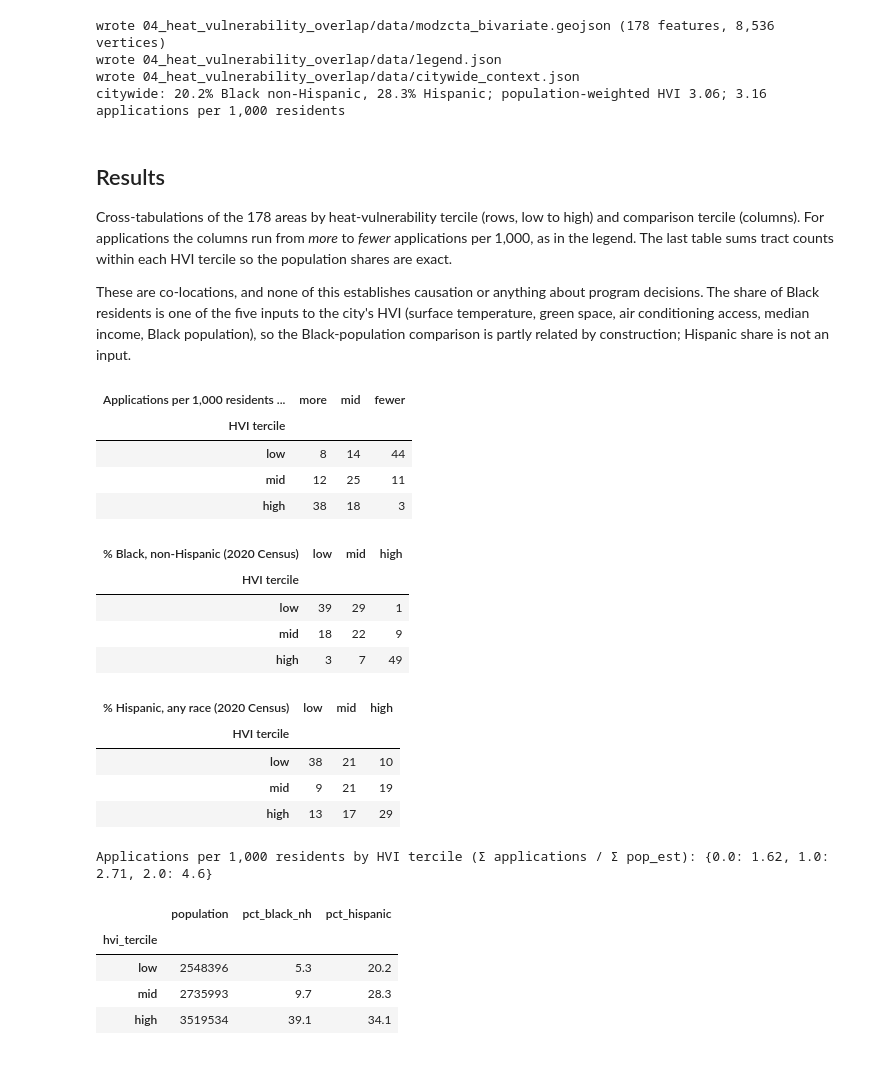
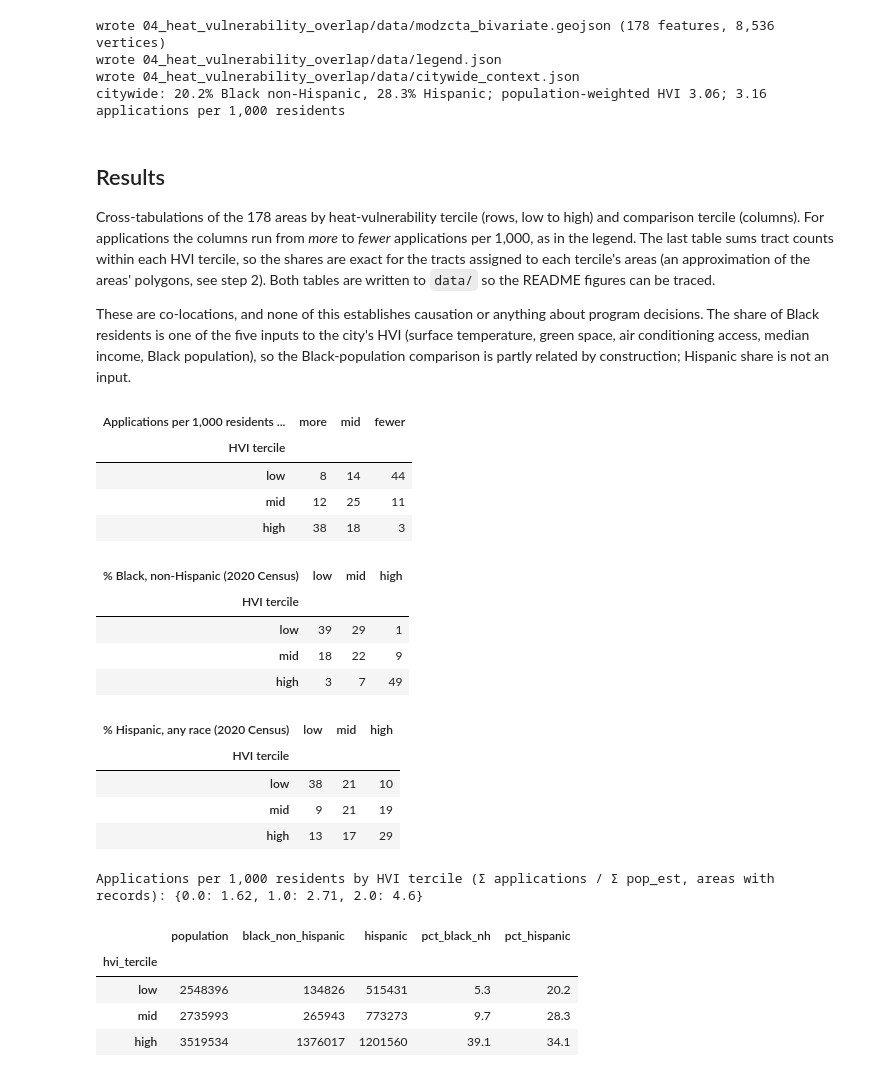
Before and after one commit to Ode-PBLLC/nyc-heat-analysis, a Jupyter notebook: 04_heat_vulnerability_overlap/analysis.ipynb, the cells around one changed output. Drawn from its saved outputs; the diff is of its cells as text; code cells hidden in the pictures.

```diff
--- a/04_heat_vulnerability_overlap/analysis.ipynb
+++ b/04_heat_vulnerability_overlap/analysis.ipynb
@@ -248,7 +248,9 @@ citywide: 20.2% Black non-Hispanic, 28.3% Hispanic; population-weighted HVI 3.06
 
 Cross-tabulations of the 178 areas by heat-vulnerability tercile (rows, low to high) and comparison tercile
 (columns). For applications the columns run from *more* to *fewer* applications per 1,000, as in the legend.
-The last table sums tract counts within each HVI tercile so the population shares are exact.
+The last table sums tract counts within each HVI tercile, so the shares are exact for the tracts assigned to each
+tercile's areas (an approximation of the areas' polygons, see step 2). Both tables are written to `data/` so the
+README figures can be traced.
 
 These are co-locations, and none of this establishes causation or anything about program decisions. The share
 of Black residents is one of the five inputs to the city's HVI (surface temperature, green space, air conditioning
@@ -257,36 +259,42 @@ Hispanic share is not an input.
 # %%
 for c in comparisons:
     cols = ["more", "mid", "fewer"] if c["inverted"] else ["low", "mid", "high"]
     table = pd.crosstab(master.hvi_tercile, master[c["class_column"]]).rename(index={0: "low", 1: "mid", 2: "high"}, columns=dict(enumerate(cols)))
     table.index.name, table.columns.name = "HVI tercile", c["title"]
     display(table)
 
-by_tercile = master[apps_valid].groupby("hvi_tercile").apply(lambda g: g.applications_2025.sum() / g.pop_est.sum() * 1000, include_groups=False)
-print("Applications per 1,000 residents by HVI tercile (Σ applications / Σ pop_est):", by_tercile.round(2).to_dict())
+apps_by_tercile = master[apps_valid].groupby("hvi_tercile").agg(areas=("modzcta", "size"), applications_2025=("applications_2025", "sum"), pop_est=("pop_est", "sum"))
+apps_by_tercile[["applications_2025", "pop_est"]] = apps_by_tercile[["applications_2025", "pop_est"]].astype(int)
+apps_by_tercile["apps_per_1000"] = apps_by_tercile.applications_2025 / apps_by_tercile.pop_est * 1000
+apps_by_tercile.rename(index={0: "low", 1: "mid", 2: "high"}).round(2).to_csv(DATA / "applications_by_hvi_tercile.csv")
+print("Applications per 1,000 residents by HVI tercile (Σ applications / Σ pop_est, areas with records):", apps_by_tercile.apps_per_1000.round(2).to_dict())
 
 tract_terciles = points[points.modzcta.notna()].merge(master[["modzcta", "hvi_tercile"]], on="modzcta").dropna(subset=["hvi_tercile"])
 composition = tract_terciles.groupby("hvi_tercile")[["Pop1", "BNH", "Hsp1"]].sum()
-pd.DataFrame({"population": composition.Pop1, "pct_black_nh": (composition.BNH / composition.Pop1 * 100).round(1),
-              "pct_hispanic": (composition.Hsp1 / composition.Pop1 * 100).round(1)}).rename(index={0: "low", 1: "mid", 2: "high"})
+composition = pd.DataFrame({"population": composition.Pop1, "black_non_hispanic": composition.BNH, "hispanic": composition.Hsp1,
+                            "pct_black_nh": (composition.BNH / composition.Pop1 * 100).round(1),
+                            "pct_hispanic": (composition.Hsp1 / composition.Pop1 * 100).round(1)}).rename(index={0: "low", 1: "mid", 2: "high"})
+composition.to_csv(DATA / "composition_by_hvi_tercile.csv")
+composition
 # %% [output]
 | Applications per 1,000 residents ... | more | mid | fewer |
 | HVI tercile |  |  |  |
 | low | 8 | 14 | 44 |
 | mid | 12 | 25 | 11 |
 | high | 38 | 18 | 3 |
 | % Black, non-Hispanic (2020 Census) | low | mid | high |
 | HVI tercile |  |  |  |
 | low | 39 | 29 | 1 |
 | mid | 18 | 22 | 9 |
 | high | 3 | 7 | 49 |
 | % Hispanic, any race (2020 Census) | low | mid | high |
 | HVI tercile |  |  |  |
 | low | 38 | 21 | 10 |
 | mid | 9 | 21 | 19 |
 | high | 13 | 17 | 29 |
-Applications per 1,000 residents by HVI tercile (Σ applications / Σ pop_est): {0.0: 1.62, 1.0: 2.71, 2.0: 4.6}
+Applications per 1,000 residents by HVI tercile (Σ applications / Σ pop_est, areas with records): {0.0: 1.62, 1.0: 2.71, 2.0: 4.6}
-|  | population | pct_black_nh | pct_hispanic |
-| hvi_tercile |  |  |  |
-| low | 2548396 | 5.3 | 20.2 |
-| mid | 2735993 | 9.7 | 28.3 |
-| high | 3519534 | 39.1 | 34.1 |
+|  | population | black_non_hispanic | hispanic | pct_black_nh | pct_hispanic |
+| hvi_tercile |  |  |  |  |  |
+| low | 2548396 | 134826 | 515431 | 5.3 | 20.2 |
+| mid | 2735993 | 265943 | 773273 | 9.7 | 28.3 |
+| high | 3519534 | 1376017 | 1201560 | 39.1 | 34.1 |
```
Also changed, not shown: parts of 1 cell of this notebook, 24 other files.
